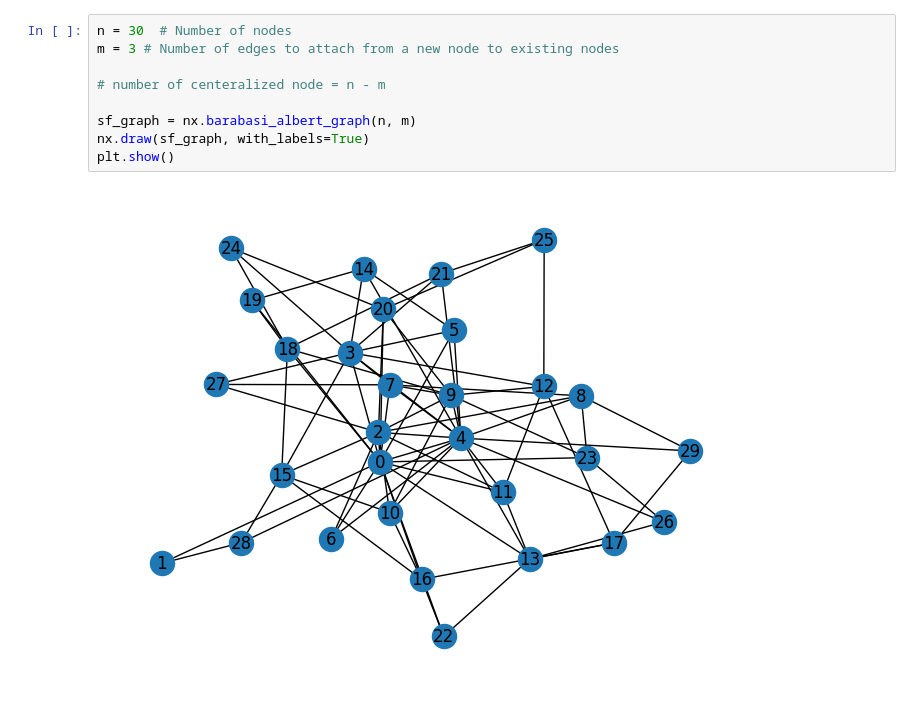
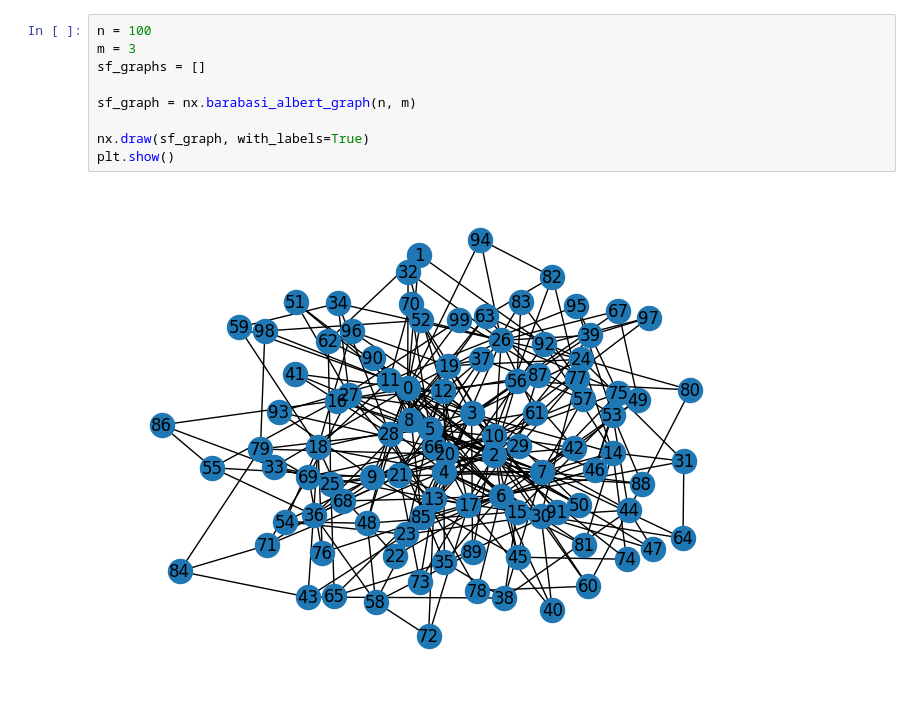
Before and after one commit to MSaeed1381/Simulation_Final_Project, a Jupyter notebook: Simulation Project.ipynb, the cells around one changed output. Saved outputs shown, nothing was run; the diff lists cells and outputs as text.

```diff
--- a/Simulation Project.ipynb
+++ b/Simulation Project.ipynb
@@ -137,11 +59,11 @@ plt.show()
 # %%
-n = 30  # Number of nodes
-m = 3 # Number of edges to attach from a new node to existing nodes
-
-# number of centeralized node = n - m
+n = 100
+m = 3
+sf_graphs = []
 
 sf_graph = nx.barabasi_albert_graph(n, m)
+
 nx.draw(sf_graph, with_labels=True)
 plt.show()
 # %% [output]
-[figure, old version]
+[figure, new version]
```
Also changed, not shown: parts of 22 cells of this notebook, 4 other files.
